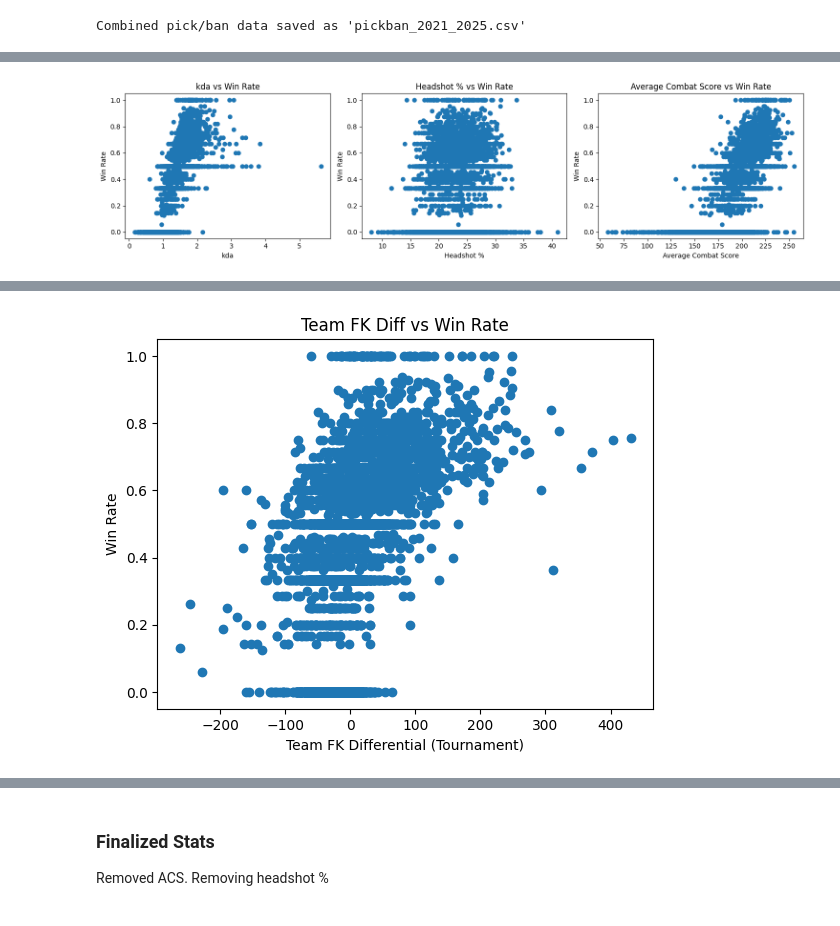
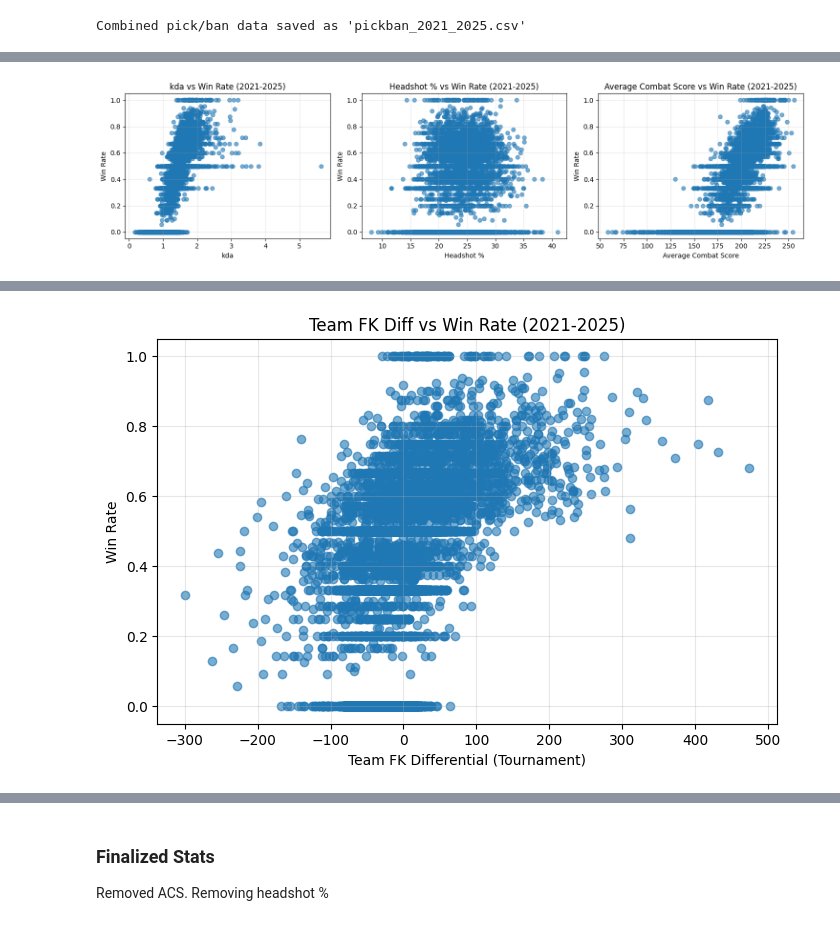
Before and after one commit to extraordinaryEmily/aaron-vct, a Jupyter notebook: a+aron.ipynb, the cells around one changed output, grey strips where cells are left out. Cells and saved outputs as stored; diff of their text form; code cells hidden in the pictures.

Commit message:
EDA on all years + bivariate and grouped w plots

```diff
--- a/a+aron.ipynb
+++ b/a+aron.ipynb
@@ -305,18 +317,22 @@ Combined pick/ban data saved as 'pickban_2021_2025.csv'
 # Scatterplot
 # df1.plot.scatter(x='fk_diff', y='kda')
 # %%
-# ==========PLAYER STATS==========
+# ==========PLAYER STATS (2021-2025)==========
+# Univariate EDA: Check if player stats correlate with team win rates
+# Using all years (2021-2025) for comprehensive analysis
 
 import matplotlib.pyplot as plt
-# Make sure 'Headshot %' is numeric (can't run multiple times)
+
+# Make sure 'Headshot %' is numeric (convert percentage string to float)
 player_stats_all['Headshot %'] = player_stats_all['Headshot %'].str.rstrip('%').astype(float)
 
-# Metrics to study
+# Metrics to study: KDA, Headshot %, and ACS
 metrics = ['kda', 'Headshot %', 'Average Combat Score']
 
-# --- Aggregate player metrics to team level ---
+# --- Aggregate player metrics to team level (all years) ---
+# Group by Tournament and Teams to get average stats per team per tournament
 team_stats = player_stats_all.groupby(
-    ['Tournament', 'Teams'],  # consistent column name
+    ['Tournament', 'Teams'],
     as_index=False
 ).agg({
     'kda': 'mean',
@@ -324,37 +340,51 @@ team_stats = player_stats_all.groupby(
     'Average Combat Score': 'mean'
 })
 
-# --- Compute team win rates ---
-team_wins = matches[0].groupby(
-    ['Tournament', 'team'],  # column name in matches table
+# --- Compute team win rates using ALL matches (2021-2025) ---
+# Changed from matches[0] to all_matches to include all years
+team_wins = all_matches.groupby(
+    ['Tournament', 'team'],
     as_index=False
 )['win'].mean()
 
-# Rename for consistent merge
+# Rename for consistent merge (standardize column name)
 team_wins.rename(columns={'team': 'Teams'}, inplace=True)
 
 # --- Merge metrics with win rate ---
-team_eda_metrics = team_stats.merge(
+team_metrics = team_stats.merge(
     team_wins,
     on=['Tournament', 'Teams'],
     how='inner'
 )
 
-# --- Scatter plots for metrics ---
+# --- PLOTS: Scatter plots for metrics vs win rate ---
 n = len(metrics)
-
-# Create a figure with 1 row and n columns
-fig, axes = plt.subplots(1, n, figsize=(5*n, 4))  # adjust width
+fig, axes = plt.subplots(1, n, figsize=(5*n, 4))
 for i, m in enumerate(metrics):
     ax = axes[i]
-    ax.scatter(team_eda_metrics[m], team_eda_metrics['win'])
+    ax.scatter(team_metrics[m], team_metrics['win'], alpha=0.6)
     ax.set_xlabel(m)
     ax.set_ylabel('Win Rate')
-    ax.set_title(f'{m} vs Win Rate')
+    ax.set_title(f'{m} vs Win Rate (2021-2025)')
+    ax.grid(True, alpha=0.3)
 
-plt.tight_layout()  # avoids overlapping labels
+plt.tight_layout()
 plt.show()
 
+# --- BINS: Bin analysis for each metric ---
+print("\n=== BIN ANALYSIS: Player Stats ===")
+for m in metrics:
+    # Create 4 quartile bins
+    team_metrics[f'{m}_bin'] = pd.qcut(team_metrics[m], 4, duplicates='drop')
+    # Compute average win rate per bin
+    bin_summary = team_metrics.groupby(f'{m}_bin', observed=True).agg(
+        avg_win_rate=('win', 'mean'),
+        count=('win', 'count')
+    ).reset_index()
+    print(f"\n{m} Bins -> Average Win Rate:")
+    print(bin_summary)
+
+# --- First Kill Differential Analysis ---
 # Aggregate First Kills / First Deaths per player
 player_fk = player_stats_all.groupby(
     ['Tournament', 'Teams', 'Player'],
@@ -364,26 +394,38 @@ player_fk = player_stats_all.groupby(
     'First Deaths': 'sum'
 })
 
+# Calculate FK differential (First Kills - First Deaths)
 player_fk['fk_diff'] = player_fk['First Kills'] - player_fk['First Deaths']
 
-# Aggregate to team level
+# Aggregate to team level (sum of all players' FK differentials)
 team_fk = player_fk.groupby(
     ['Tournament', 'Teams'],
     as_index=False
 )['fk_diff'].sum()
 
-# Reuse team_wins (already renamed 'Teams')
-team_eda_fk = team_fk.merge(
+# Merge with win rates
+team_fk_merged = team_fk.merge(
     team_wins,
     on=['Tournament', 'Teams'],
     how='inner'
 )
 
-# Scatter plot FK diff vs Win Rate
-plt.scatter(team_eda_fk['fk_diff'], team_eda_fk['win'])
+# --- PLOT: FK diff vs Win Rate ---
+plt.figure(figsize=(8, 5))
+plt.scatter(team_fk_merged['fk_diff'], team_fk_merged['win'], alpha=0.6)
 plt.xlabel('Team FK Differential (Tournament)')
 plt.ylabel('Win Rate')
-plt.title('Team FK Diff vs Win Rate')
+plt.title('Team FK Diff vs Win Rate (2021-2025)')
+plt.grid(True, alpha=0.3)
 plt.show()
+
+# --- BINS: FK diff bin analysis ---
+team_fk_merged['fk_diff_bin'] = pd.qcut(team_fk_merged['fk_diff'], 4, duplicates='drop')
+fk_bin_summary = team_fk_merged.groupby('fk_diff_bin', observed=True).agg(
+    avg_win_rate=('win', 'mean'),
+    count=('win', 'count')
+).reset_index()
+print("\n=== FK Differential Bins -> Average Win Rate ===")
+print(fk_bin_summary)
 # %% [output]
-[figure, old version]
+[figure, new version]
@@ -390 +449 @@ plt.show()
-[figure, old version]
+[figure, new version]
```
Also changed, not shown: parts of 19 cells of this notebook, 1 other file.
